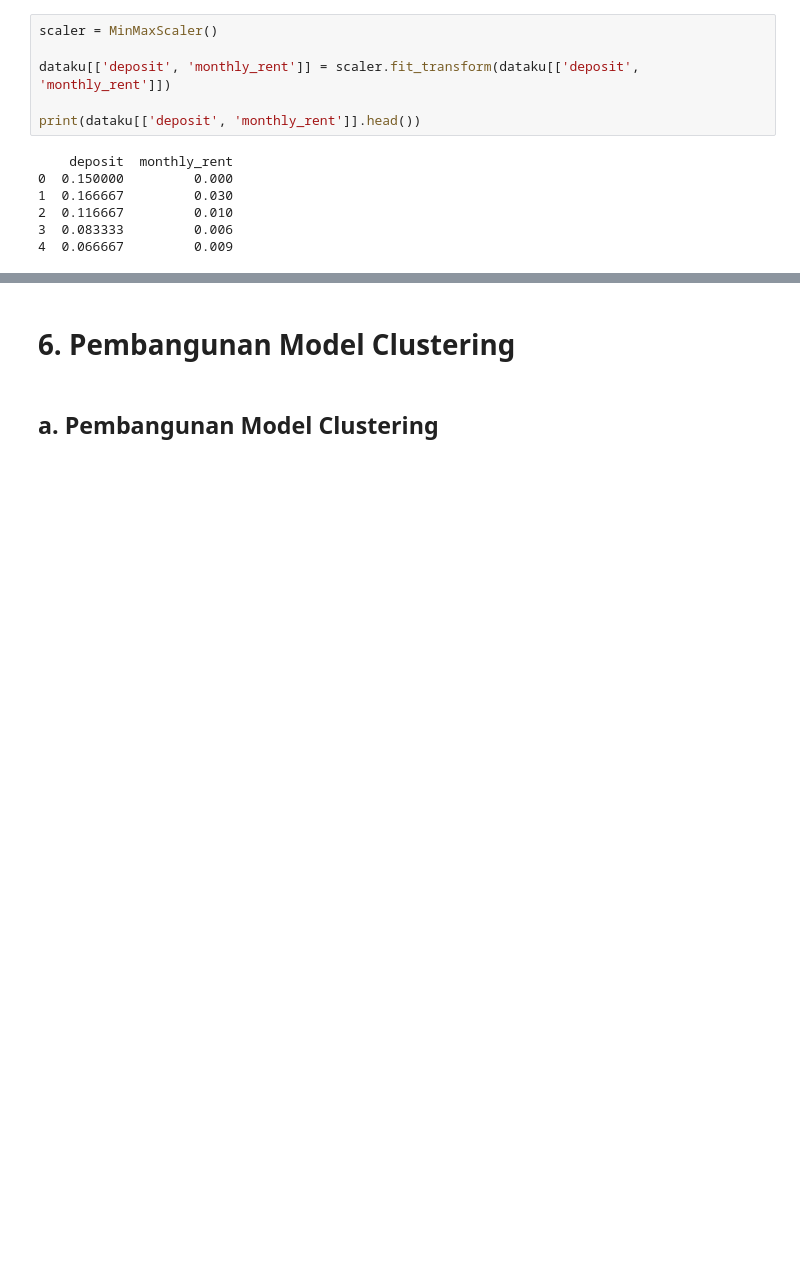
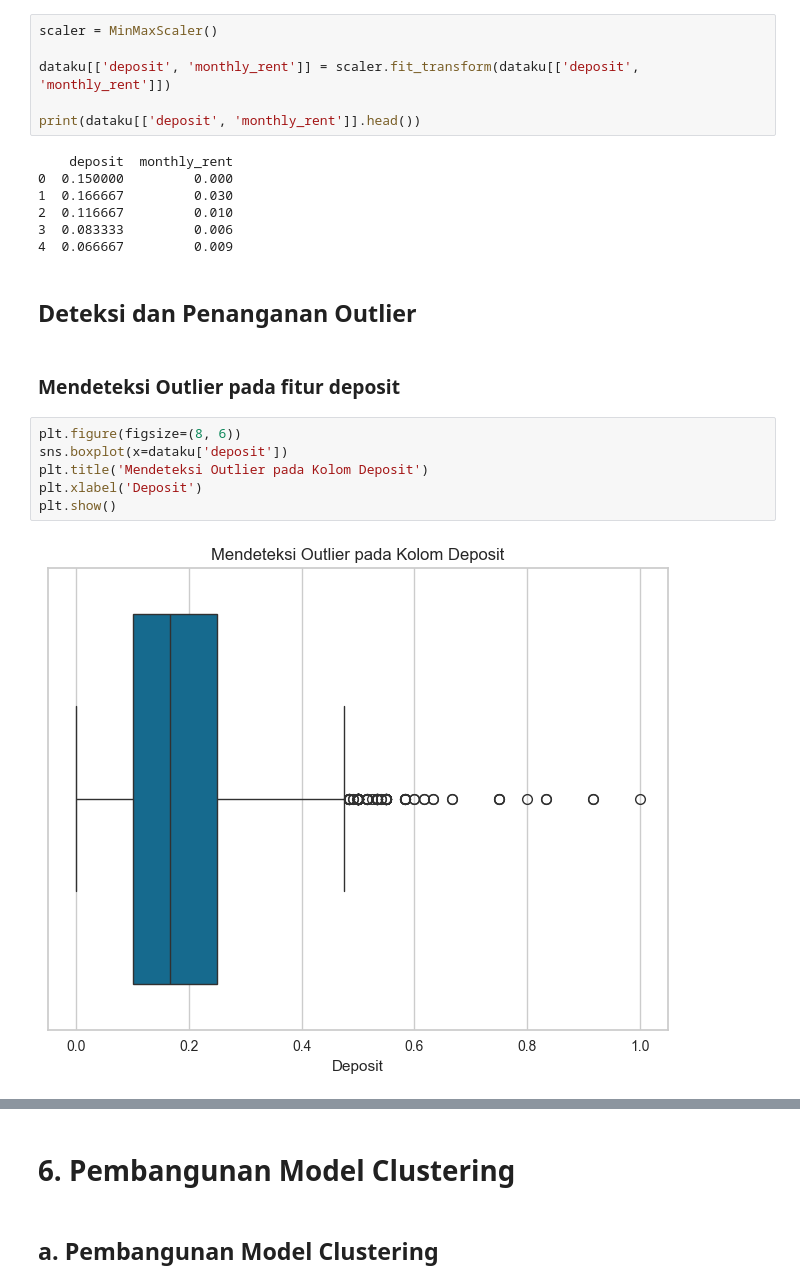
Before and after one commit to NumiKun/Submission_BMLP_DBS, a Jupyter notebook: [Clustering]_Submission_Akhir_BMLP_Rizki Surya Nugroho.ipynb, the cells around one changed output, grey strips where cells are left out. Drawn from its saved outputs; the diff is of its cells as text; blank space fills up the shorter version.

Commit message:
add deteksi outlier

```diff
--- a/[Clustering]_Submission_Akhir_BMLP_Rizki Surya Nugroho.ipynb
+++ b/[Clustering]_Submission_Akhir_BMLP_Rizki Surya Nugroho.ipynb
@@ -335,3 +335,15 @@ print(dataku[['deposit', 'monthly_rent']].head())
 2  0.116667         0.010
 3  0.083333         0.006
 4  0.066667         0.009
+# %% [markdown]
+## **Deteksi dan Penanganan Outlier**
+# %% [markdown]
+### Mendeteksi Outlier pada fitur **deposit**
+# %%
+plt.figure(figsize=(8, 6))
+sns.boxplot(x=dataku['deposit'])
+plt.title('Mendeteksi Outlier pada Kolom Deposit')
+plt.xlabel('Deposit')
+plt.show()
+# %% [output]
+[figure, added]
```
Also changed, not shown: parts of 12 cells of this notebook.
